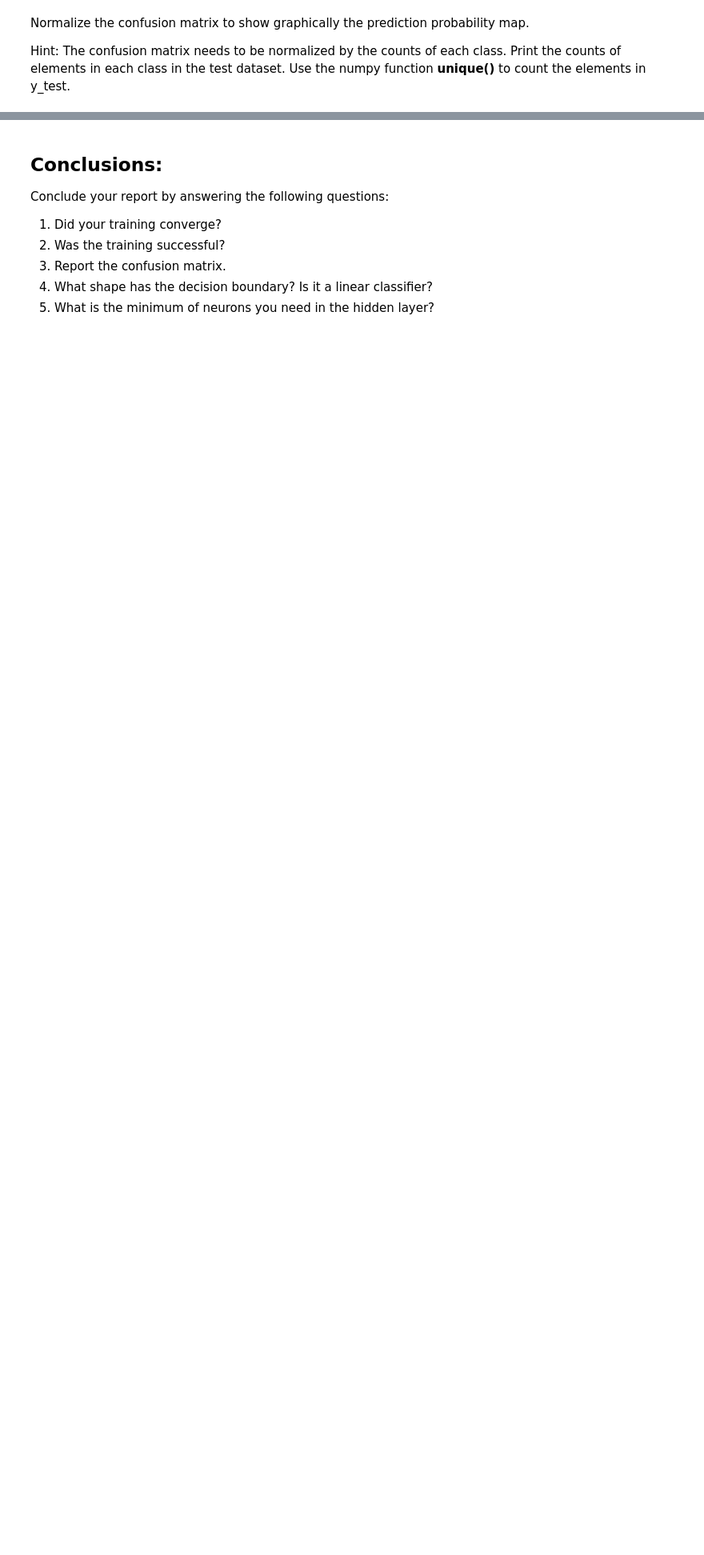
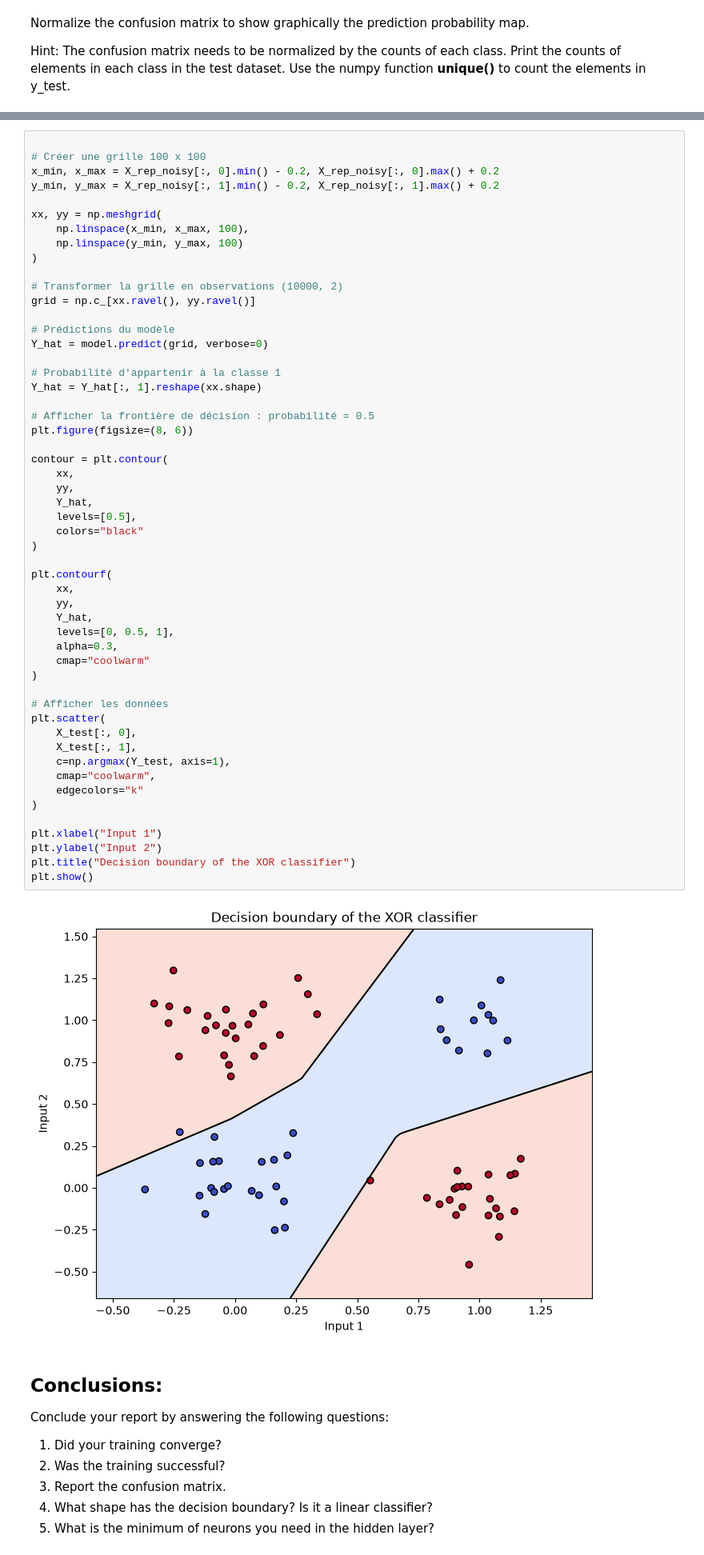
Before and after one commit to rgnseca/ML-AI_tutorials, a Jupyter notebook: Deep_Learning_Lab_Assignments/exercise_1_assignment.ipynb, the cells around one changed output, grey strips where cells are left out. Shown at 80% size. Drawn from its saved outputs; the diff is of its cells as text; blank space fills up the shorter version.

```diff
--- a/Deep_Learning_Lab_Assignments/exercise_1_assignment.ipynb
+++ b/Deep_Learning_Lab_Assignments/exercise_1_assignment.ipynb
@@ -227,3 +265,58 @@ Increase the size of the grid, say to 100x100, to obtain a smoother representati
+# %%
+
+# Créer une grille 100 x 100
+x_min, x_max = X_rep_noisy[:, 0].min() - 0.2, X_rep_noisy[:, 0].max() + 0.2
+y_min, y_max = X_rep_noisy[:, 1].min() - 0.2, X_rep_noisy[:, 1].max() + 0.2
+
+xx, yy = np.meshgrid(
+    np.linspace(x_min, x_max, 100),
+    np.linspace(y_min, y_max, 100)
+)
+
+# Transformer la grille en observations (10000, 2)
+grid = np.c_[xx.ravel(), yy.ravel()]
+
+# Prédictions du modèle
+Y_hat = model.predict(grid, verbose=0)
+
+# Probabilité d'appartenir à la classe 1
+Y_hat = Y_hat[:, 1].reshape(xx.shape)
+
+# Afficher la frontière de décision : probabilité = 0.5
+plt.figure(figsize=(8, 6))
+
+contour = plt.contour(
+    xx,
+    yy,
+    Y_hat,
+    levels=[0.5],
+    colors="black"
+)
+
+plt.contourf(
+    xx,
+    yy,
+    Y_hat,
+    levels=[0, 0.5, 1],
+    alpha=0.3,
+    cmap="coolwarm"
+)
+
+# Afficher les données
+plt.scatter(
+    X_test[:, 0],
+    X_test[:, 1],
+    c=np.argmax(Y_test, axis=1),
+    cmap="coolwarm",
+    edgecolors="k"
+)
+
+plt.xlabel("Input 1")
+plt.ylabel("Input 2")
+plt.title("Decision boundary of the XOR classifier")
+plt.show()
+# %% [output]
+[figure, added]
 # %% [markdown]
 ## **Conclusions:**
 Conclude your report by answering the following questions:
```
Also changed, not shown: parts of 20 cells of this notebook.
